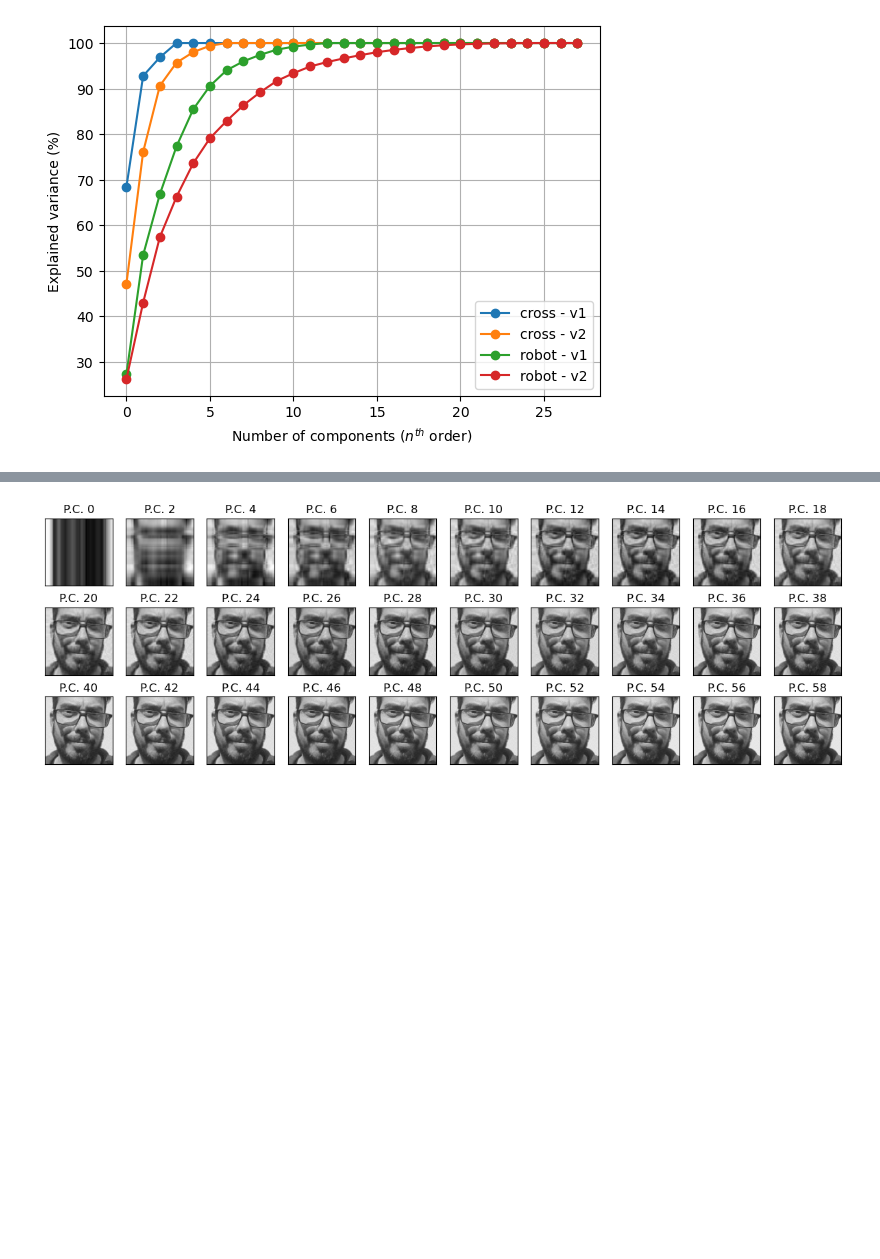
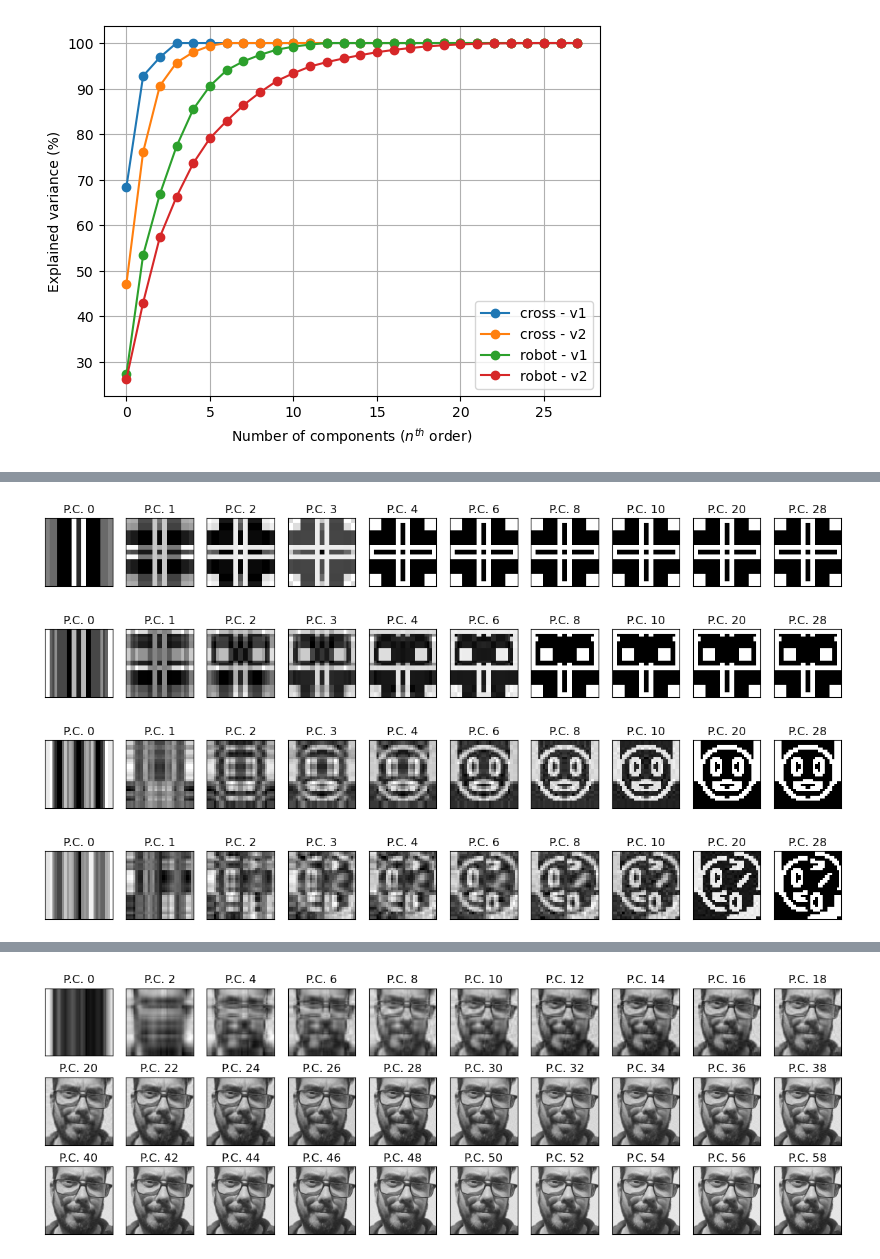
Before and after one commit to rh-pires/principal-component-analysis, a Jupyter notebook: pca_intro.ipynb, the cells around one changed output, grey strips where cells are left out. Cells and saved outputs as stored; diff of their text form; code cells hidden in the pictures; blank space fills up the shorter version.

```diff
--- a/pca_intro.ipynb
+++ b/pca_intro.ipynb
@@ -187,4 +186,5 @@ It is clear that with only 4 components we can fully account for 100% of the var
 # %%
+# Function to visualize sum of PCA components
 def image_sum_components(img, pc_lst):
     """Visualizes the sum of the principal components for a given image according to the input list
 
@@ -230,4 +230,15 @@ def image_sum_components(img, pc_lst):
 
         ax[i].imshow(Xhat, cmap="gray")
 
-    return Xhat
+    return fig, Xhat
+# %%
+# selection of components to be visualized
+pc_lst = [0,1,2,3,4,6,8,10,20,28]
+
+for i,img in enumerate(img_lst):
+    image_sum_components(img, pc_lst);
+# %% [output]
+[figure, added]
+[figure, added]
+[figure, added]
+[figure, added]
```
Also changed, not shown: parts of 14 cells of this notebook, 2 other files.
